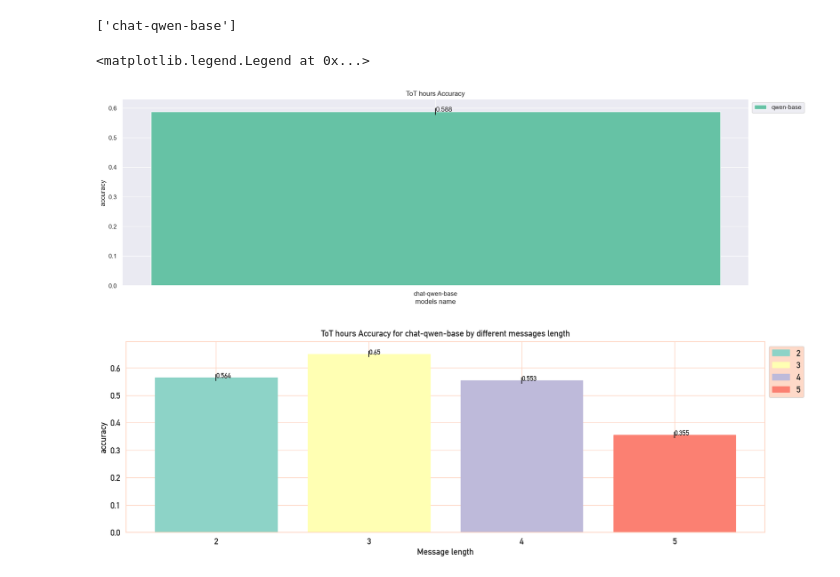
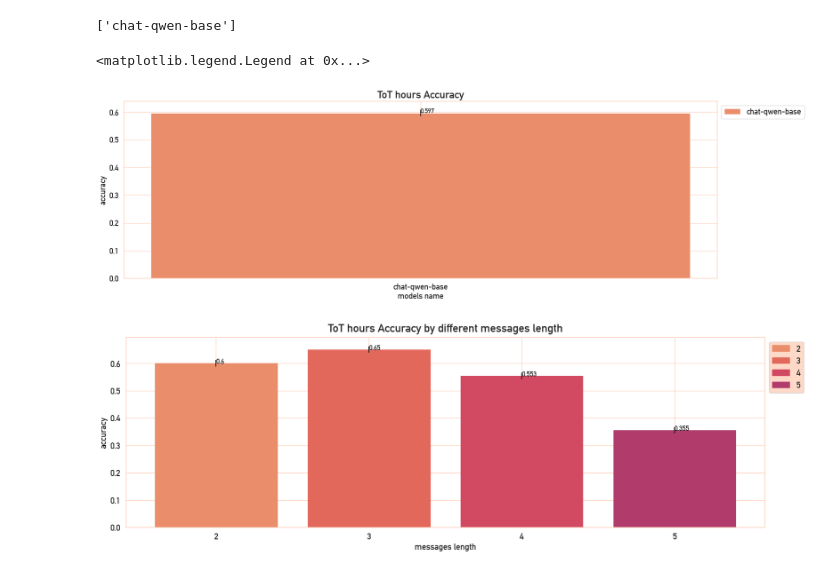
Before and after one commit to Rdm-Nico/SitiBTAgent, a Jupyter notebook: visualization/test_qwen_base.ipynb, the cells around one changed output. Saved outputs shown, nothing was run; the diff lists cells and outputs as text; code cells hidden in the pictures.

```diff
--- a/visualization/test_qwen_base.ipynb
+++ b/visualization/test_qwen_base.ipynb
@@ -8,12 +8,12 @@ import numpy as np
 import matplotlib.cm as cm
 # %%
 sns.set_theme(style="darkgrid")
-colors = edgecolors = sns.color_palette("Set3")
+colors = edgecolors = sns.color_palette("flare")
 # %%
 # global attribute
 # per le lettere
 plt.rcParams["font.family"] = "DIN Alternate"
-plt.rcParams["axes.titlesize"] = 15
+plt.rcParams["axes.titlesize"] = 20
 plt.rcParams["axes.labelsize"] = 15
 plt.rcParams["axes.titleweight"] = "bold"
 plt.rcParams["xtick.labelsize"]   = 15
@@ -28,7 +28,7 @@ plt.rcParams["grid.color"] = "#fed0bb"
 plt.rcParams["axes.edgecolor"] = "#fed0bb"
 # %%
 RESULT_TOT="../data/training_dataset/results/results_combined_new_model_name.csv"
-colors = cm.tab10.colors
 df = pd.read_csv(RESULT_TOT)
+print(df.columns)
 df['model'].unique()
 # %% [output]
@@ -59,30 +71,30 @@ models
 # %%
 def add_labels(labels, vals):
     for i in range(len(labels)):
         plt.text(i,vals[i], vals[i])
 
 media_group = []
 CI_group = []
 
 
 for model in models:
-    acc_media = round(df.loc[(df['model'] == model)  ]['tot_acc'].mean(),3)
+    acc_media = round(df.loc[(df['model'] == model) & (df['TYPE_EVAL'] != 'edge_no_explain')]['tot_acc'].mean(),3)
     n = len(df)
     # intervallo di confidenza al 99 %
     CI = 2.576 * np.sqrt(acc_media * (1- acc_media) / n)
     media_group.append(acc_media)
     CI_group.append(CI)
 
 plt.figure(figsize=(20,6))
 plt.bar(models, media_group, yerr=CI_group, label=labels, color=colors)
 add_labels(models,media_group)
 plt.title("ToT hours Accuracy")
 plt.xlabel("models name")
 plt.ylabel("accuracy")
 plt.legend(loc="upper left", bbox_to_anchor=(1, 1))
 # %% [output]
 <matplotlib.legend.Legend at 0x...>
-[figure, old version]
+[figure, new version]
 # %%
 # accuracy a diversi livelli di lunghezza della lista messaggi
 def add_labels(labels, vals):
@@ -96,7 +108,7 @@ for model in models:
     CI_group = []
     l_msg = np.sort(df['L_MESSAGGI'].unique())
     for length_m in l_msg:
-        acc_media = round(df.loc[(df['model'] == model)  & (df['L_MESSAGGI'] == length_m)]['tot_acc'].mean(),3)
+        acc_media = round(df.loc[(df['model'] == model)  & (df['TYPE_EVAL'] != 'edge_no_explain') & (df['L_MESSAGGI'] == length_m)]['tot_acc'].mean(),3)
         n = len(df)
         # intervallo di confidenza al 99 %
         CI = 2.576 * np.sqrt(acc_media * (1- acc_media) / n)
@@ -106,10 +118,10 @@ for model in models:
     plt.figure(figsize=(20,6))
     plt.bar(l_msg,media_group, yerr=CI_group, label=l_msg, color=colors, edgecolor=edgecolors)
     add_labels(l_msg,media_group)
-    plt.title(f"ToT hours Accuracy for {model} by different messages length", pad=10)
-    plt.xlabel("Message length")
+    plt.title(f"ToT hours Accuracy by different messages length", pad=10)
+    plt.xlabel("messages length")
     plt.xticks(l_msg)
     plt.ylabel("accuracy")
     plt.legend(loc="upper left", bbox_to_anchor=(1, 1),frameon=True,facecolor="#fed0bb")
 # %% [output]
-[figure, old version]
+[figure, new version]
```
Also changed, not shown: parts of 11 cells of this notebook, 4 other files.
